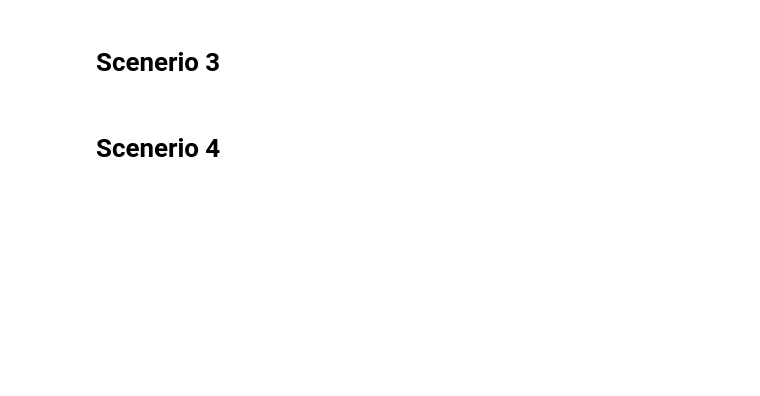
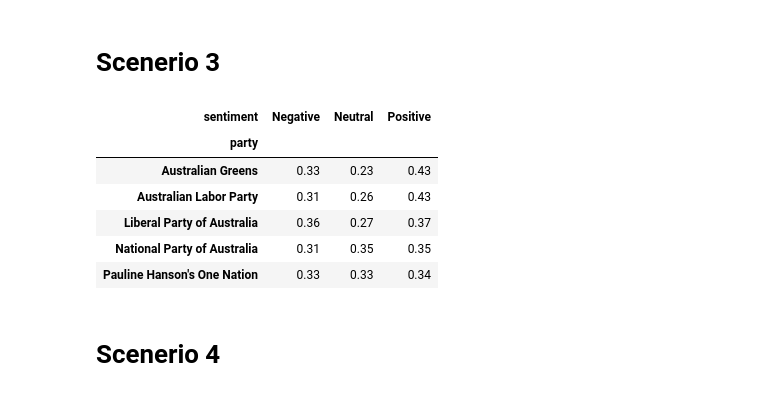
Before and after one commit to iknow1988/Cloud_Solution_Federal_Australia_Election, a Jupyter notebook: scenerio.ipynb, the cells around one changed output. Cells and saved outputs as stored; diff of their text form; code cells hidden in the pictures; blank space fills up the shorter version.

```diff
--- a/scenerio.ipynb
+++ b/scenerio.ipynb
@@ -235,34 +245,42 @@ def scenerio_3_tweet_sentiment(ip,tweeter_db, state_name):
                 rows2.append({'party': 'Liberal Party of Australia', 'sentiment': sentiment,
                               'intensity': intensity, 'city': city, 'state' :state, 'count': count})
         else:
             if(state.islower()):
                 rows.append({'party': party, 'sentiment': sentiment, 'intensity': intensity, 'city': city,
                              'state' :state, 'count': count})
 
     # **********Twitter data dataframe creating**********
 
     df_twitter_sentiment = pd.DataFrame(rows)
     df_twitter_sentiment = pd.concat([df_twitter_sentiment, pd.DataFrame(rows2)])
     df_twitter_sentiment = df_twitter_sentiment[df_twitter_sentiment['state'] == state_name]
     df_twitter_sentiment = df_twitter_sentiment[(df_twitter_sentiment['party'] == "Australian Labor Party") |
                          (df_twitter_sentiment['party'] == "Liberal Party of Australia") |
                          (df_twitter_sentiment['party'] == "Australian Greens") |
                          (df_twitter_sentiment['party'] == "Pauline Hanson's One Nation")|
                         (df_twitter_sentiment['party'] == "National Party of Australia")]
     df_twitter_sentiment = df_twitter_sentiment.drop(columns = ['city','intensity','state'], axis = 1)
     df_twitter_sentiment = df_twitter_sentiment.groupby(['party','sentiment']).sum().reset_index()
 
     df_twitter_sentiment = pd.pivot_table(df_twitter_sentiment,values='count',index=['party'],
                                           columns=['sentiment'])
     df_twitter_sentiment = df_twitter_sentiment.div(df_twitter_sentiment.sum(axis=1), axis=0).round(2).reset_index()
 
     return df_twitter_sentiment
 
 ip = "http://admin:p01ss0n@172.26.38.71:5984/"
 tweeter_db = 'twitter'
 state_name = 'victoria'
 df_twitter_sentiment = scenerio_3_tweet_sentiment(ip,tweeter_db, state_name)
-df_twitter_sentiment = df_twitter_sentiment.set_index('party')
+df_twitter_sentiment.set_index('party')
+# %% [output]
+| sentiment | Negative | Neutral | Positive |
+| party |  |  |  |
+| Australian Greens | 0.33 | 0.23 | 0.43 |
+| Australian Labor Party | 0.31 | 0.26 | 0.43 |
+| Liberal Party of Australia | 0.36 | 0.27 | 0.37 |
+| National Party of Australia | 0.31 | 0.35 | 0.35 |
+| Pauline Hanson's One Nation | 0.33 | 0.33 | 0.34 |
 # %% [markdown]
 # Scenerio 4
 # %%
```
Also changed, not shown: parts of 1 cell of this notebook.
